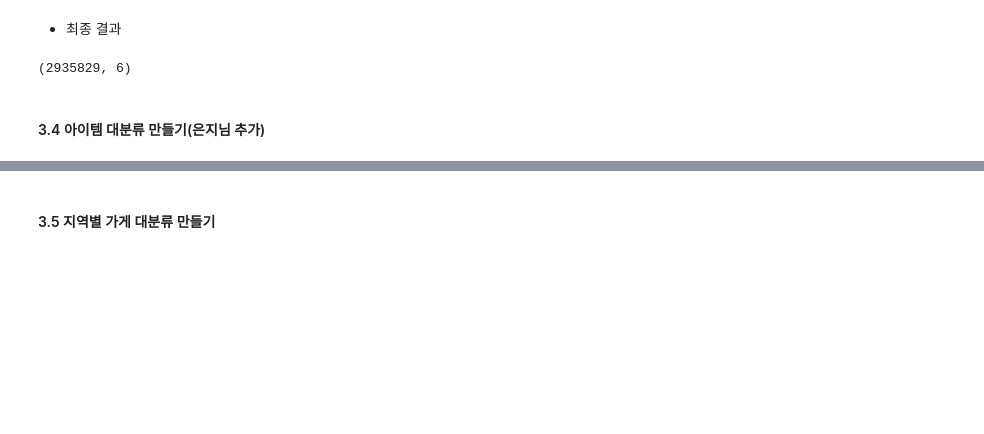
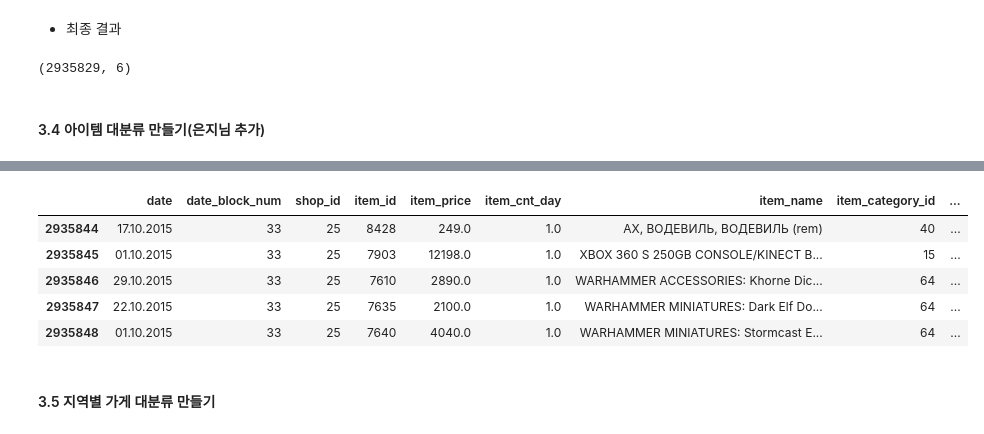
Before and after one commit to AIFFEL-kaggle/predict_future_sales, a Jupyter notebook: predict_future_sales.ipynb, the cells around one changed output, grey strips where cells are left out. Saved outputs shown, nothing was run; the diff lists cells and outputs as text; code cells hidden in the pictures; blank space fills up the shorter version.

```diff
--- a/predict_future_sales.ipynb
+++ b/predict_future_sales.ipynb
@@ -289,3 +318,12 @@ NameError: name 'LabelEncoder' is not defined
+# %%
+train.tail()
+# %% [output]
+|  | date | date_block_num | shop_id | item_id | item_price | item_cnt_day | item_name | item_category_id | ... |
+| 2935844 | 17.10.2015 | 33 | 25 | 8428 | 249.0 | 1.0 | АХ, ВОДЕВИЛЬ, ВОДЕВИЛЬ (rem) | 40 | ... |
+| 2935845 | 01.10.2015 | 33 | 25 | 7903 | 12198.0 | 1.0 | XBOX 360 S 250GB CONSOLE/KINECT B... | 15 | ... |
+| 2935846 | 29.10.2015 | 33 | 25 | 7610 | 2890.0 | 1.0 | WARHAMMER ACCESSORIES: Khorne Dic... | 64 | ... |
+| 2935847 | 22.10.2015 | 33 | 25 | 7635 | 2100.0 | 1.0 | WARHAMMER MINIATURES: Dark Elf Do... | 64 | ... |
+| 2935848 | 01.10.2015 | 33 | 25 | 7640 | 4040.0 | 1.0 | WARHAMMER MINIATURES: Stormcast E... | 64 | ... |
 # %% [markdown]
 #### 3.5 지역별 가게 대분류 만들기
 # %%
```
Also changed, not shown: parts of 10 cells of this notebook.
